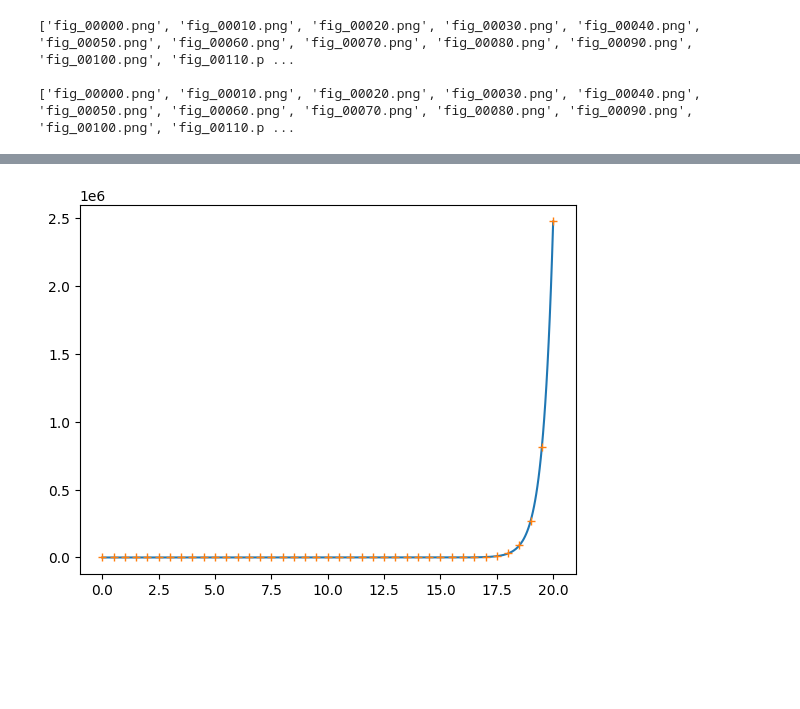
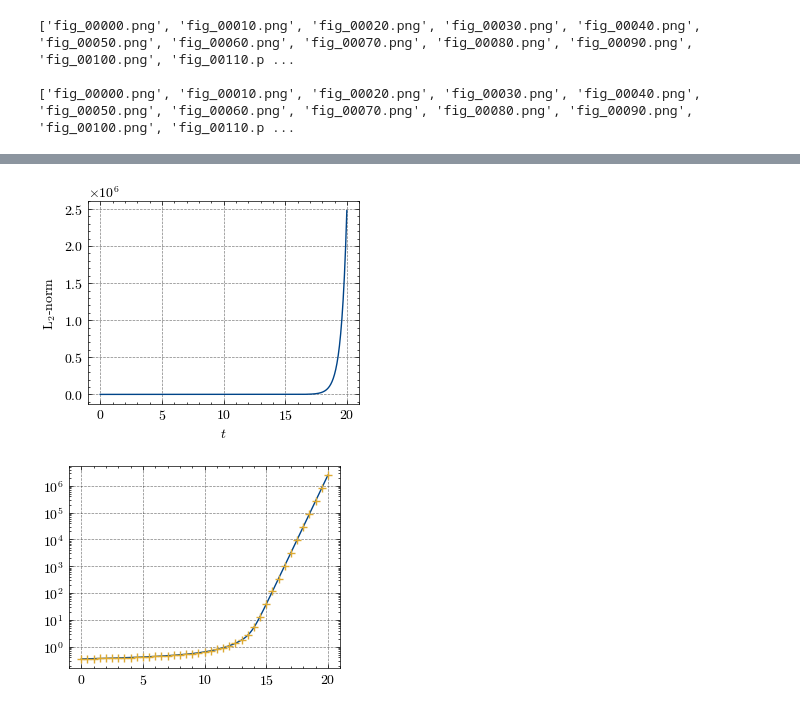
Before and after one commit to lisam10/numerical_relativity_2025, a Jupyter notebook: Advection/Advection_Equation.ipynb, the cells around one changed output, grey strips where cells are left out. Saved outputs shown, nothing was run; the diff lists cells and outputs as text; code cells hidden in the pictures; blank space fills up the shorter version.

```diff
--- a/Advection/Advection_Equation.ipynb
+++ b/Advection/Advection_Equation.ipynb
@@ -4,4 +4,12 @@
 Here we solve the advection equation $u_t + a u_x=0$ using as an initial condition a gaussian profile $u(x,t=0)=\exp{[-(x-x_0)^2]}$ with $x_0=5$.
 
 We use a domain $x\in [0,10]$ with periodic boundary conditions.
+# %%
+import numpy as np
+import matplotlib.pyplot as plt
+
+import scienceplots
+plt.style.use(['science', 'grid', 'high-contrast', 'no-latex'])
+
+folder = './FTCS_new/'
 # %%
@@ -76,8 +89,10 @@ i = 0
 #save the initial conditions
 plt.plot(x, u_current)
 plt.title('Time='+str(round(t,2)))
-plt.ylim(0,1.1)
-plt.savefig('./images/fig_'+str(i).zfill(5)+'.png', dpi=200)
+plt.xlabel('$x$')
+plt.ylabel('$u(x)$')
+plt.ylim(-0.3,1.5)
+plt.savefig(folder+'fig_'+str(i).zfill(5)+'.png', dpi=200)
 plt.close()
 
 #solve the advection equation
@@ -104,8 +119,10 @@ while t < t_final:
     if (i%10==0):
         plt.plot(x, u_current)
         plt.title('Time='+str(round(t,2)))
-        plt.ylim(0,1.1)
-        plt.savefig('./images/fig_'+str(i).zfill(5)+'.png', dpi=200)
+        plt.xlabel('$x$')
+        plt.ylabel('$u(x)$')
+        plt.ylim(-0.3,1.5)
+        plt.savefig(folder+'fig_'+str(i).zfill(5)+'.png', dpi=200)
         plt.close()
 # %%
 # Plot the final solution
@@ -165,8 +170,17 @@ plt.show()
+# %%
+plt.plot(time,l2norm)
+plt.xlabel('$t$')
+plt.ylabel('L$_2$-norm')
+plt.savefig(folder+'/l2norm.png', dpi=200)
+plt.show()
+# %% [output]
+[figure, added]
 # %%
 #Compare with data stored
 l2_saved=np.genfromtxt('./l2norm_FTCS.dat', comments='#')
 plt.plot(time,l2norm)
 plt.plot(l2_saved[:,0], l2_saved[:,1], '+')
+plt.semilogy()
 plt.show()
 # %% [output]
-[figure, old version]
+[figure, new version]
```
Also changed, not shown: parts of 9 cells of this notebook, 1 other file.
